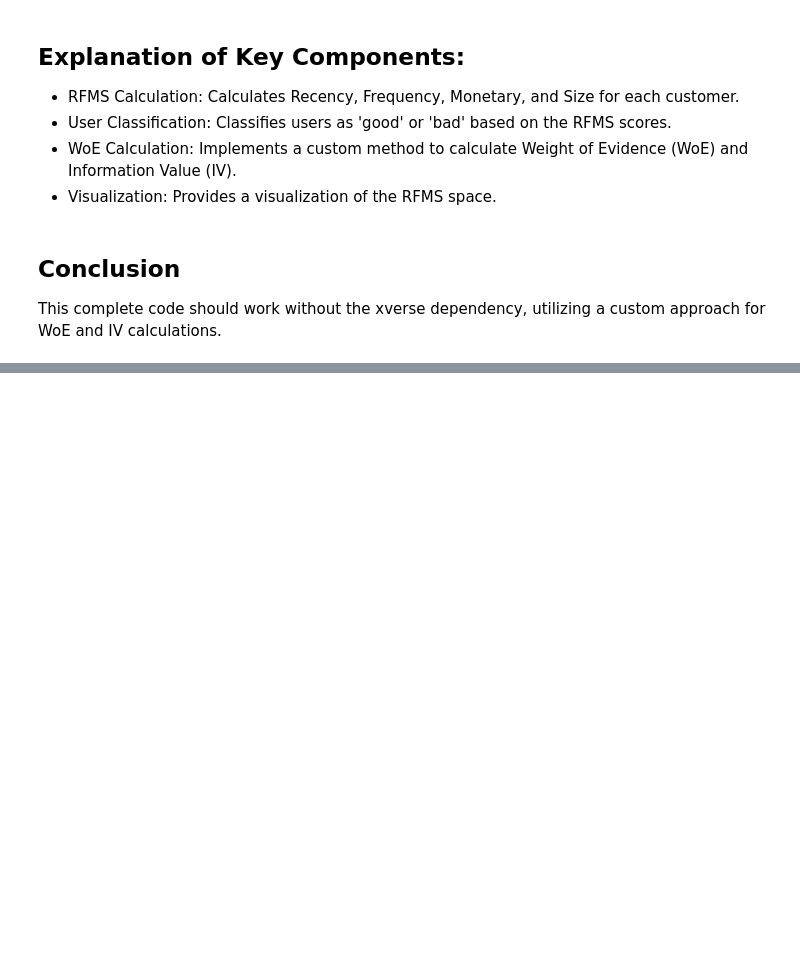
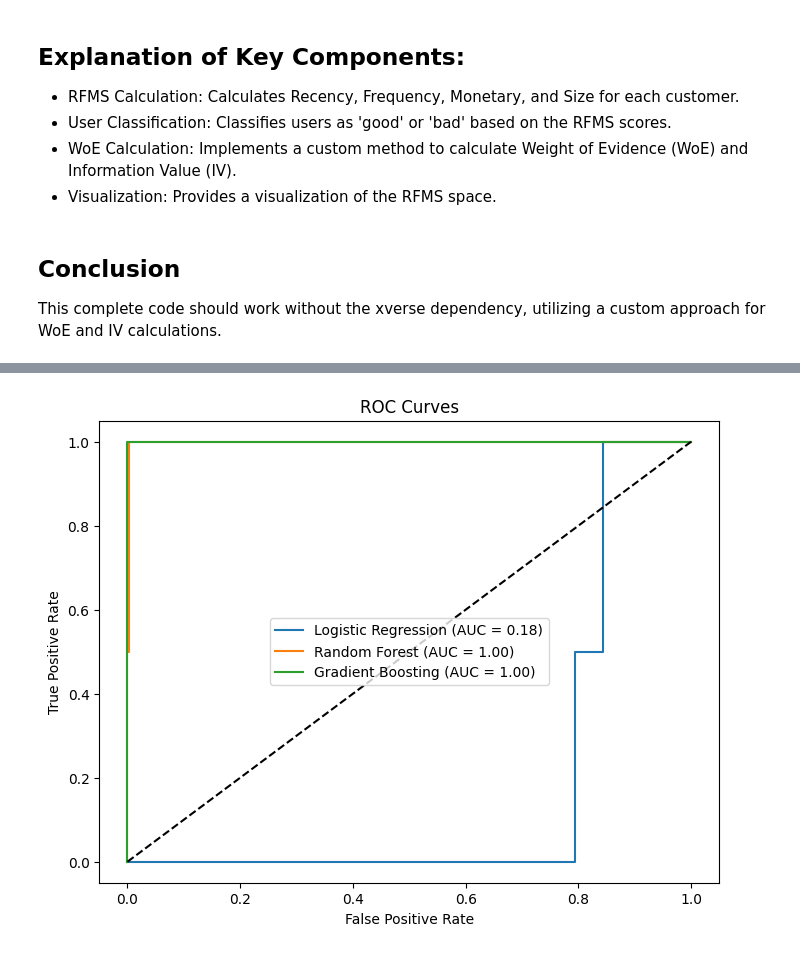
Before and after one commit to zol23-g/Credit_Scoring_Model, a Jupyter notebook: notebooks/credit_scoring.ipynb, the cells around one changed output, grey strips where cells are left out. Cells and saved outputs as stored; diff of their text form; code cells hidden in the pictures; blank space fills up the shorter version.

Commit message:
model training

```diff
--- a/notebooks/credit_scoring.ipynb
+++ b/notebooks/credit_scoring.ipynb
@@ -99,0 +153,5 @@ This complete code should work without the xverse dependency, utilizing a custom
+# %%
+# Convert interval columns to their midpoints
+for col in interval_cols[interval_cols].index:
+    X_train[col] = X_train[col].apply(lambda x: x.mid if isinstance(x, pd._libs.interval.Interval) else x)
+    X_test[col] = X_test[col].apply(lambda x: x.mid if isinstance(x, pd._libs.interval.Interval) else x)
@@ -99,0 +201,18 @@ This complete code should work without the xverse dependency, utilizing a custom
+# %%
+from sklearn.model_selection import RandomizedSearchCV
+
+# Set up hyperparameter distribution for Random Search for Gradient Boosting
+param_distributions_gbm = {
+    'n_estimators': [100, 200],
+    'max_depth': [3, 5, 10],
+    'learning_rate': [0.01, 0.1, 0.2],
+    'subsample': [0.8, 1.0]
+}
+
+# Randomized Search
+random_search_gbm = RandomizedSearchCV(estimator=gbm, param_distributions=param_distributions_gbm, n_iter=10, cv=5, n_jobs=-1, verbose=2, scoring='roc_auc', random_state=42)
+random_search_gbm.fit(X_train, y_train)
+
+# Best parameters from random search
+best_gbm = random_search_gbm.best_estimator_
+print(f"Best parameters for Gradient Boosting: {random_search_gbm.best_params_}")
@@ -99,0 +266,21 @@ This complete code should work without the xverse dependency, utilizing a custom
+# %%
+import matplotlib.pyplot as plt
+
+# ROC Curves for each model
+fpr_log_reg, tpr_log_reg, _ = roc_curve(y_test, y_prob_log_reg)
+fpr_rf, tpr_rf, _ = roc_curve(y_test, y_prob_rf)
+fpr_gbm, tpr_gbm, _ = roc_curve(y_test, y_prob_gbm)
+
+# Plot ROC Curves
+plt.figure(figsize=(8, 6))
+plt.plot(fpr_log_reg, tpr_log_reg, label='Logistic Regression (AUC = {:.2f})'.format(roc_auc_log_reg))
+plt.plot(fpr_rf, tpr_rf, label='Random Forest (AUC = {:.2f})'.format(roc_auc_rf))
+plt.plot(fpr_gbm, tpr_gbm, label='Gradient Boosting (AUC = {:.2f})'.format(roc_auc_gbm))
+plt.plot([0, 1], [0, 1], 'k--')
+plt.xlabel('False Positive Rate')
+plt.ylabel('True Positive Rate')
+plt.title('ROC Curves')
+plt.legend(loc='best')
+plt.show()
+# %% [output]
+[figure, added]
```
Also changed, not shown: parts of 21 cells of this notebook, 6 other files.
